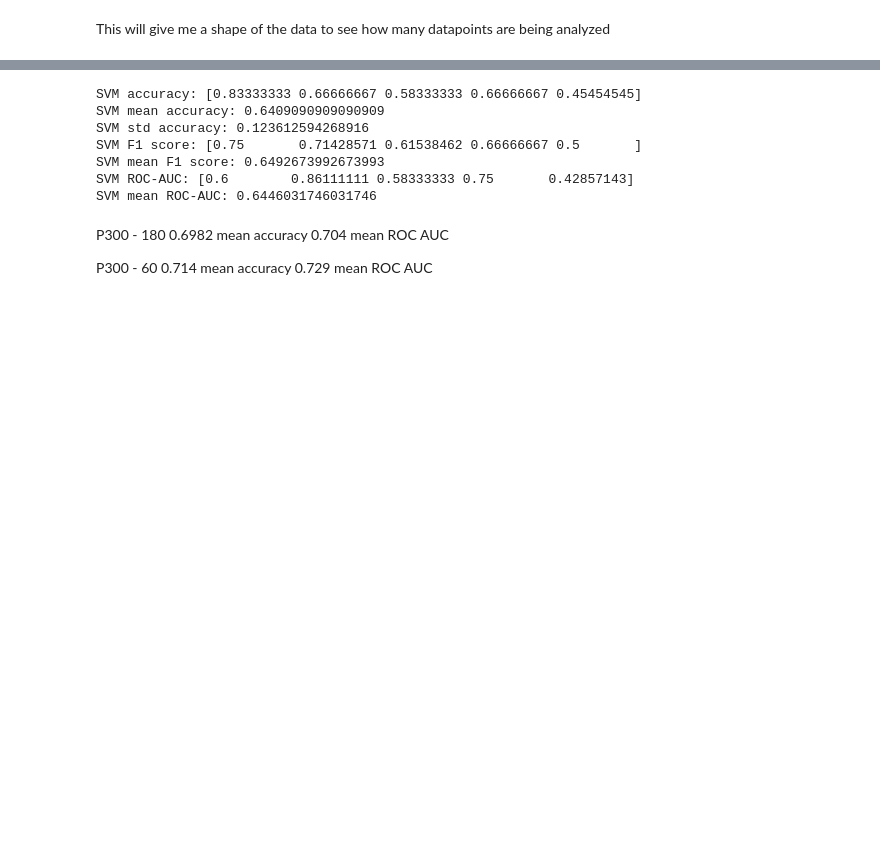
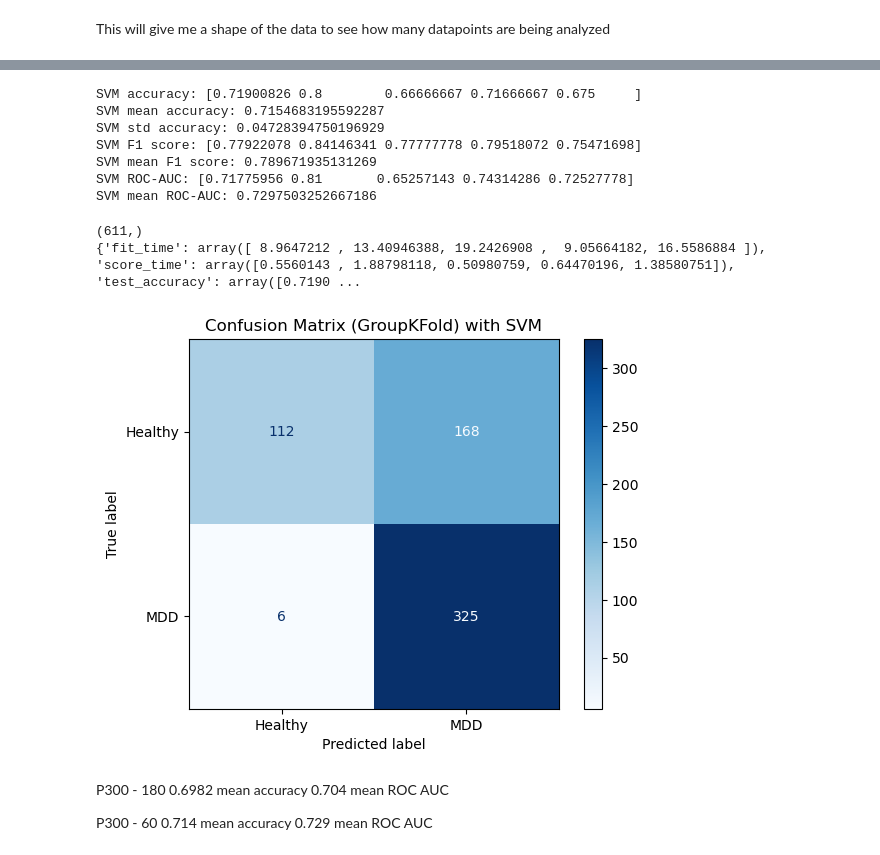
Before and after one commit to BJAngulo/MSSE-277b-final-project-, a Jupyter notebook: notebooks/EEG_classification.ipynb, the cells around one changed output, grey strips where cells are left out. Cells and saved outputs as stored; diff of their text form; code cells hidden in the pictures; blank space fills up the shorter version.

```diff
--- a/notebooks/EEG_classification.ipynb
+++ b/notebooks/EEG_classification.ipynb
@@ -445,7 +450,7 @@ gfk = GroupKFold(n_splits=5)
 
 pipeline_svm = Pipeline([
     ("scaler", StandardScaler()),
-    ("pca", PCA(n_components=0.95)),
+    # ("pca", PCA(n_components=100)),
     ("clf", SVC(kernel="rbf", probability=False)
      )
 ])
@@ -468,13 +473,51 @@ print("SVM mean F1 score:", results_svm["test_f1"].mean())
 print("SVM ROC-AUC:", results_svm["test_roc_auc"])
 print("SVM mean ROC-AUC:", results_svm["test_roc_auc"].mean())
 # %% [output]
-SVM accuracy: [0.83333333 0.66666667 0.58333333 0.66666667 0.45454545]
-SVM mean accuracy: 0.6409090909090909
-SVM std accuracy: 0.123612594268916
-SVM F1 score: [0.75       0.71428571 0.61538462 0.66666667 0.5       ]
-SVM mean F1 score: 0.6492673992673993
-SVM ROC-AUC: [0.6        0.86111111 0.58333333 0.75       0.42857143]
-SVM mean ROC-AUC: 0.6446031746031746
+SVM accuracy: [0.71900826 0.8        0.66666667 0.71666667 0.675     ]
+SVM mean accuracy: 0.7154683195592287
+SVM std accuracy: 0.04728394750196929
+SVM F1 score: [0.77922078 0.84146341 0.77777778 0.79518072 0.75471698]
+SVM mean F1 score: 0.789671935131269
+SVM ROC-AUC: [0.71775956 0.81       0.65257143 0.74314286 0.72527778]
+SVM mean ROC-AUC: 0.7297503252667186
+# %%
+print(y.shape)
+print(results_svm)
+# %% [output]
+(611,)
+{'fit_time': array([ 8.9647212 , 13.40946388, 19.2426908 ,  9.05664182, 16.5586884 ]), 'score_time': array([0.5560143 , 1.88798118, 0.50980759, 0.64470196, 1.38580751]), 'test_accuracy': array([0.7190 ...
+# %%
+# Run cross-validation with SVM
+
+# create the splitter, five folds total
+gfk = GroupKFold(n_splits=5)
+
+pipeline_svm = Pipeline([
+    ("scaler", StandardScaler()),
+    ("pca", PCA(n_components=100)),
+    ("clf", SVC(kernel="rbf", probability=False)
+     )
+])
+
+y_pred = cross_val_predict(
+    pipeline_svm,
+    X,
+    y,
+    cv=gfk.split(X, y, groups)
+)
+
+cm = confusion_matrix(y, y_pred)
+
+disp = ConfusionMatrixDisplay(
+    confusion_matrix=cm,
+    display_labels=["Healthy", "MDD"]
+)
+
+disp.plot(cmap=plt.cm.Blues, values_format="d")
+plt.title("Confusion Matrix (GroupKFold) with SVM")
+plt.show()
+# %% [output]
+[figure, added]
 # %% [markdown]
 P300 - 180
 0.6982 mean accuracy
```
Also changed, not shown: parts of 12 cells of this notebook, 3 other files.
